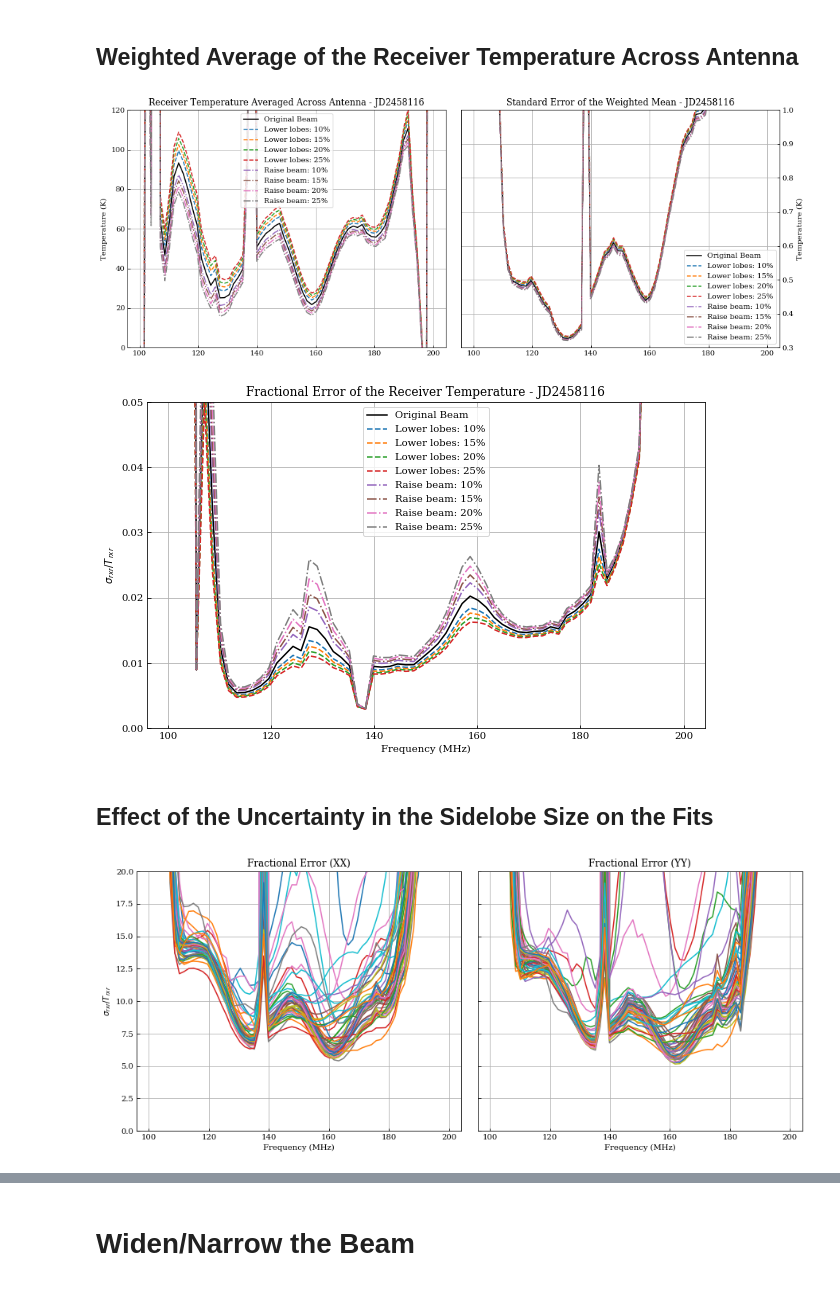
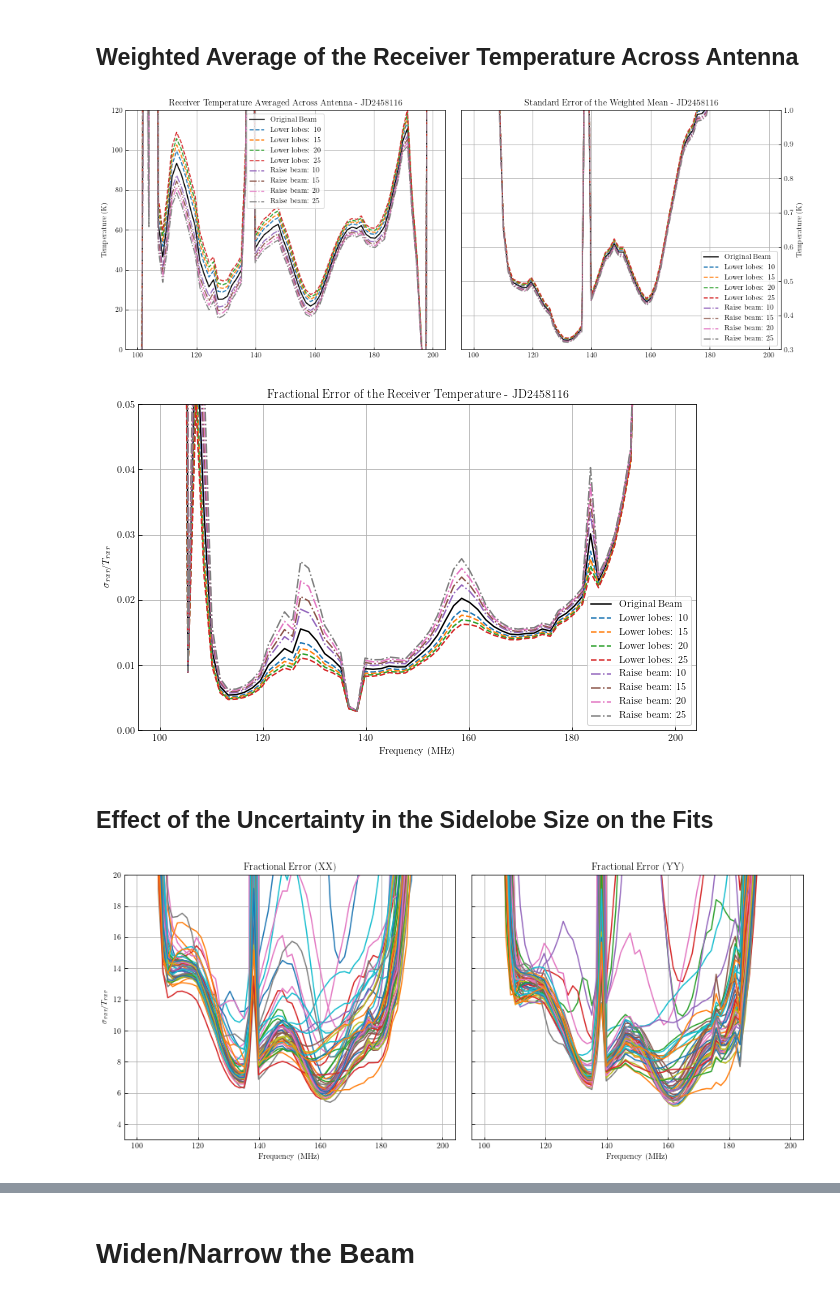
Before and after one commit to tyler-a-cox/HERA_Tsys, a Jupyter notebook: notebooks/HERA_Tsys_multiple_skys.ipynb, the cells around one changed output, grey strips where cells are left out. Saved outputs shown, nothing was run; the diff lists cells and outputs as text; code cells hidden in the pictures.

```diff
--- a/notebooks/HERA_Tsys_multiple_skys.ipynb
+++ b/notebooks/HERA_Tsys_multiple_skys.ipynb
@@ -14,7 +14,7 @@ import matplotlib
 pgf_with_rc_fonts = {"pgf.texsystem": "pdflatex"}
 matplotlib.rcParams.update(pgf_with_rc_fonts)
 
-#plt.rc('text', usetex=True)
+plt.rc('text', usetex=True)
 plt.rc('font', family='serif')
 plt.rcParams['xtick.direction'] = 'in'
 plt.rcParams['ytick.direction'] = 'in'
@@ -149,37 +149,37 @@ for si, sf in enumerate(Tsky_files):
     poli = 0
     label = sf.split('_')
 
     for poli, pol in enumerate(['X']):
 
         if label[-4] == 'lower':
             ls = '--'
-            legend = '{OPP} lobes: {perc}%'.format(OPP=str.capitalize(label[-4]), perc=label[-2])
+            legend = '{OPP} lobes: {perc}\%'.format(OPP=str.capitalize(label[-4]), perc=label[-2])
         elif label[-4] == 'raise':
             ls = '-.'
-            legend = '{OPP} beam: {perc}%'.format(OPP=str.capitalize(label[-4]), perc=label[-2])
+            legend = '{OPP} beam: {perc}\%'.format(OPP=str.capitalize(label[-4]), perc=label[-2])
         else:
             ls = 'k'
             legend = 'Original Beam'
 
         axarr[0].plot(freqs, avg_temps[si, poli,:], ls,label=legend)
         axarr[0].set_title('Receiver Temperature Averaged Across Antenna - JD{}'.format(JD))
         axarr[0].set_ylim([0,120])
         axarr[0].set_ylabel('Temperature (K)')
         axarr[1].set_ylabel('Temperature (K)')
         axarr[1].plot(freqs, avg_err[si, poli,:], ls, label=legend)
         axarr[1].set_title('Standard Error of the Weighted Mean - JD{}'.format(JD))
         axarr[1].yaxis.tick_right()
         axarr[1].yaxis.set_label_position("right")
         axarr[1].set_ylim([0.3,1])
         axarr[0].legend()
         axarr[1].legend()
 axarr[0].grid()
 axarr[1].grid()
 plt.subplots_adjust(wspace=0.05)
-#plt.show()
+plt.show()
 #plt.savefig('/Users/tyler/Desktop/Research/Tsys/Tsys_plots/IDR2/{JD}/avg_temp_w_err_{JD}.png'.format(JD=jd), bbox_inches='tight')
 # %% [output]
-[figure, old version]
+[figure, new version]
 # %%
 plt.figure(figsize=(10,6))
 
@@ -205,10 +205,10 @@ for si, sf in enumerate(Tsky_files):
     plt.ylabel(r'$\sigma_{rxr} / T_{rxr}$')
     plt.legend()
     plt.grid()
-#plt.show()
+plt.show()
 #plt.savefig('/Users/tyler/Desktop/Research/Tsys/Tsys_plots/IDR2/{JD}/avg_fractional_err_{JD}.png'.format(JD=jd), bbox_inches='tight')
 # %% [output]
-[figure, old version]
+[figure, new version]
 # %% [markdown]
 ## Effect of the Uncertainty in the Sidelobe Size on the Fits
 # %%
@@ -226,12 +226,12 @@ for poli, pol in enumerate(pols):
     axarr[poli].set_title('Fractional Error ({})'.format(2*pol))
     axarr[0].set_ylabel(r'$\sigma_{rxr} / T_{rxr}$')
     axarr[poli].set_xlabel('Frequency (MHz)')
-    axarr[poli].set_ylim([0,20])
+    axarr[poli].set_ylim([3,20])
     #axarr[poli].legend()
     axarr[poli].grid()
 plt.subplots_adjust(wspace=0.05)
 # %% [output]
-[figure, old version]
+[figure, new version]
 # %%
 fig, axarr = plt.subplots(1, 2, sharey=True, figsize=(15, 6))
 
```
Also changed, not shown: parts of 5 cells of this notebook, 3 other files.
